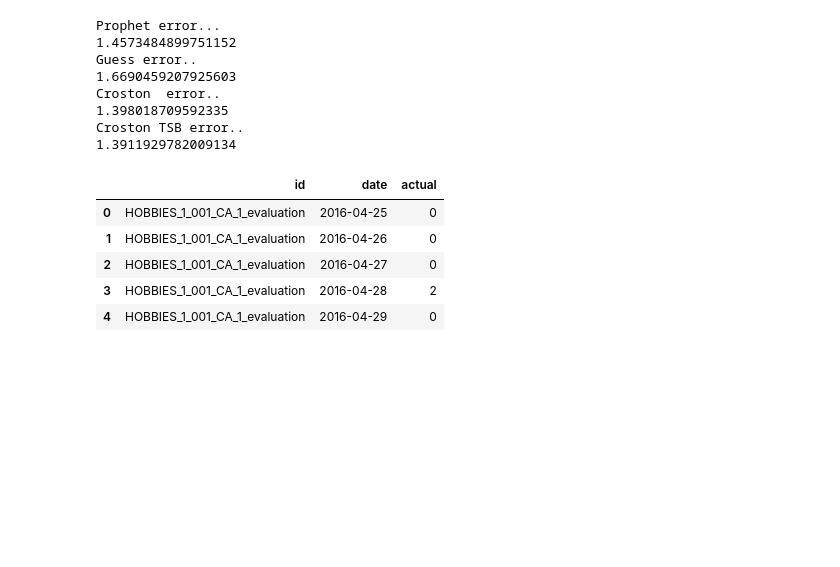
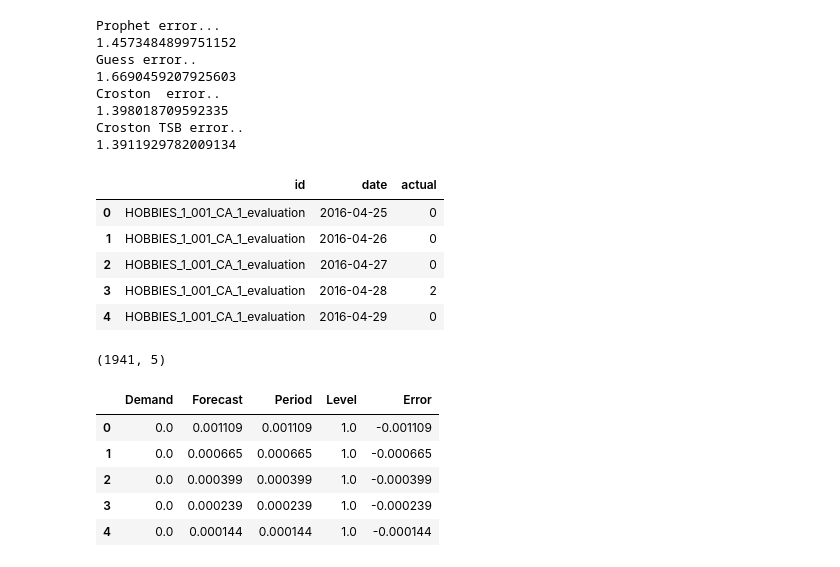
Before and after one commit to chriseisbrown/kaggle, a Jupyter notebook: m5_forecasting.ipynb, the cells around one changed output. Cells and saved outputs as stored; diff of their text form; code cells hidden in the pictures; blank space fills up the shorter version.

Commit message:
added croston

```diff
--- a/m5_forecasting.ipynb
+++ b/m5_forecasting.ipynb
@@ -268,4 +268,15 @@ df_summary.head()
 | 3 | HOBBIES_1_001_CA_1_evaluation | 2016-04-28 | 2 |
 | 4 | HOBBIES_1_001_CA_1_evaluation | 2016-04-29 | 0 |
 # %%
-df_summary.shape
+df_croston_tsb.shape
+# %% [output]
+(1941, 5)
+# %%
+df_croston_tsb.head()
+# %% [output]
+|  | Demand | Forecast | Period | Level | Error |
+| 0 | 0.0 | 0.001109 | 0.001109 | 1.0 | -0.001109 |
+| 1 | 0.0 | 0.000665 | 0.000665 | 1.0 | -0.000665 |
+| 2 | 0.0 | 0.000399 | 0.000399 | 1.0 | -0.000399 |
+| 3 | 0.0 | 0.000239 | 0.000239 | 1.0 | -0.000239 |
+| 4 | 0.0 | 0.000144 | 0.000144 | 1.0 | -0.000144 |
```
